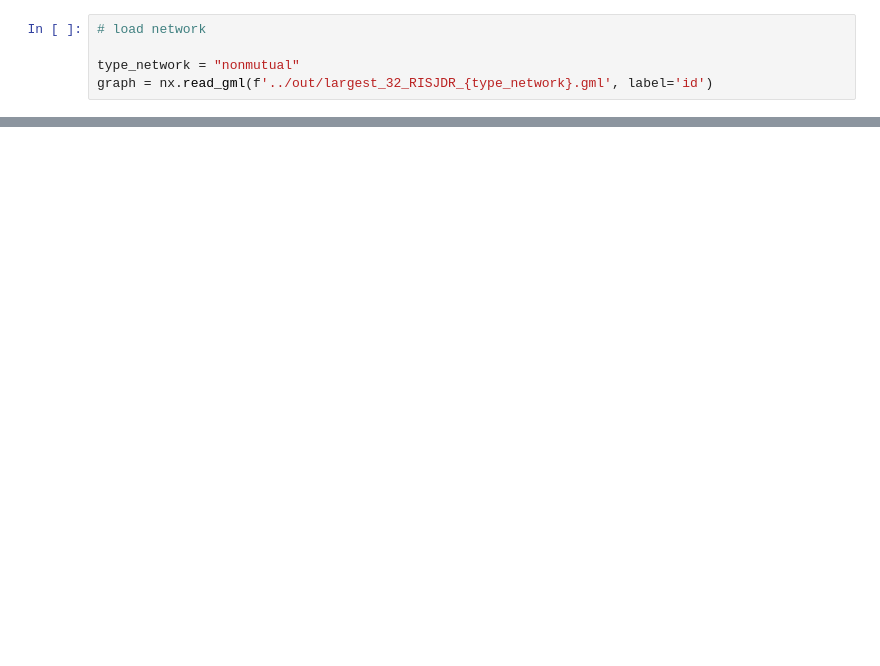
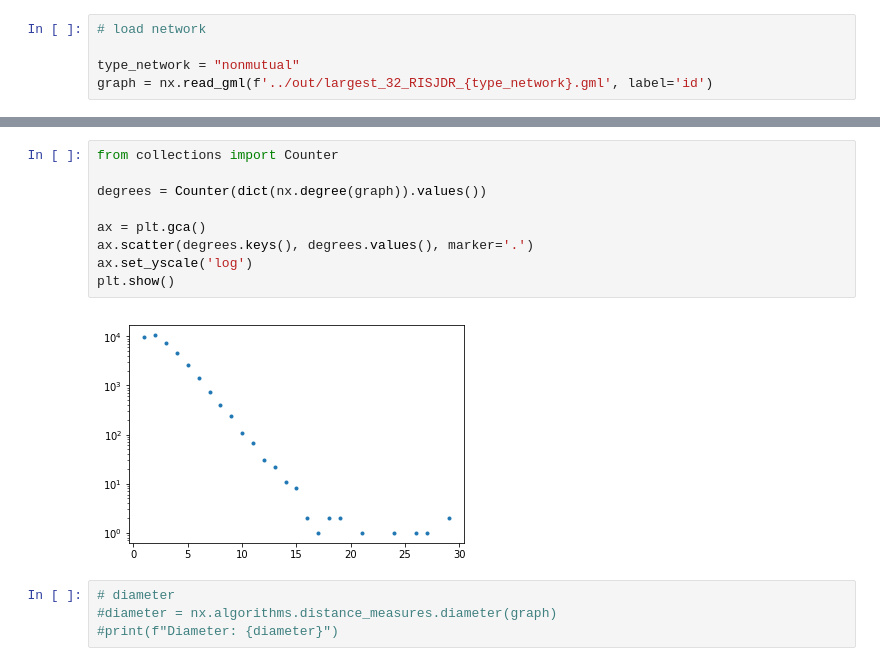
Before and after one commit to josemauro/cdr_research, a Jupyter notebook: 1_build_networks/notebooks/metrics.ipynb, the cells around one changed output, grey strips where cells are left out. Cells and saved outputs as stored; diff of their text form; blank space fills up the shorter version.

```diff
--- a/1_build_networks/notebooks/metrics.ipynb
+++ b/1_build_networks/notebooks/metrics.ipynb
@@ -47,0 +53,15 @@ plt.show()
+# %%
+from collections import Counter
+
+degrees = Counter(dict(nx.degree(graph)).values())
+
+ax = plt.gca()
+ax.scatter(degrees.keys(), degrees.values(), marker='.')
+ax.set_yscale('log')
+plt.show()
+# %% [output]
+[figure, added]
+# %%
+# diameter
+#diameter = nx.algorithms.distance_measures.diameter(graph)
+#print(f"Diameter: {diameter}")
```
Also changed, not shown: parts of 9 cells of this notebook, 1 other file.
